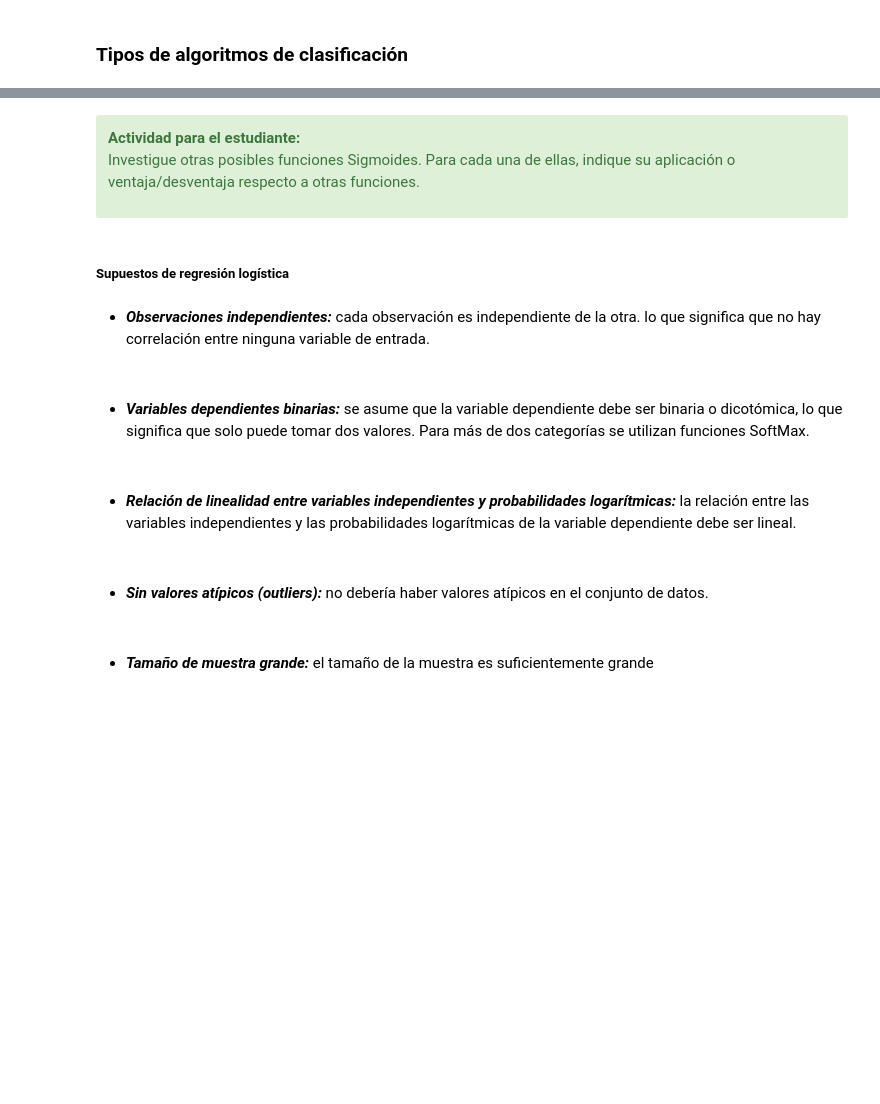
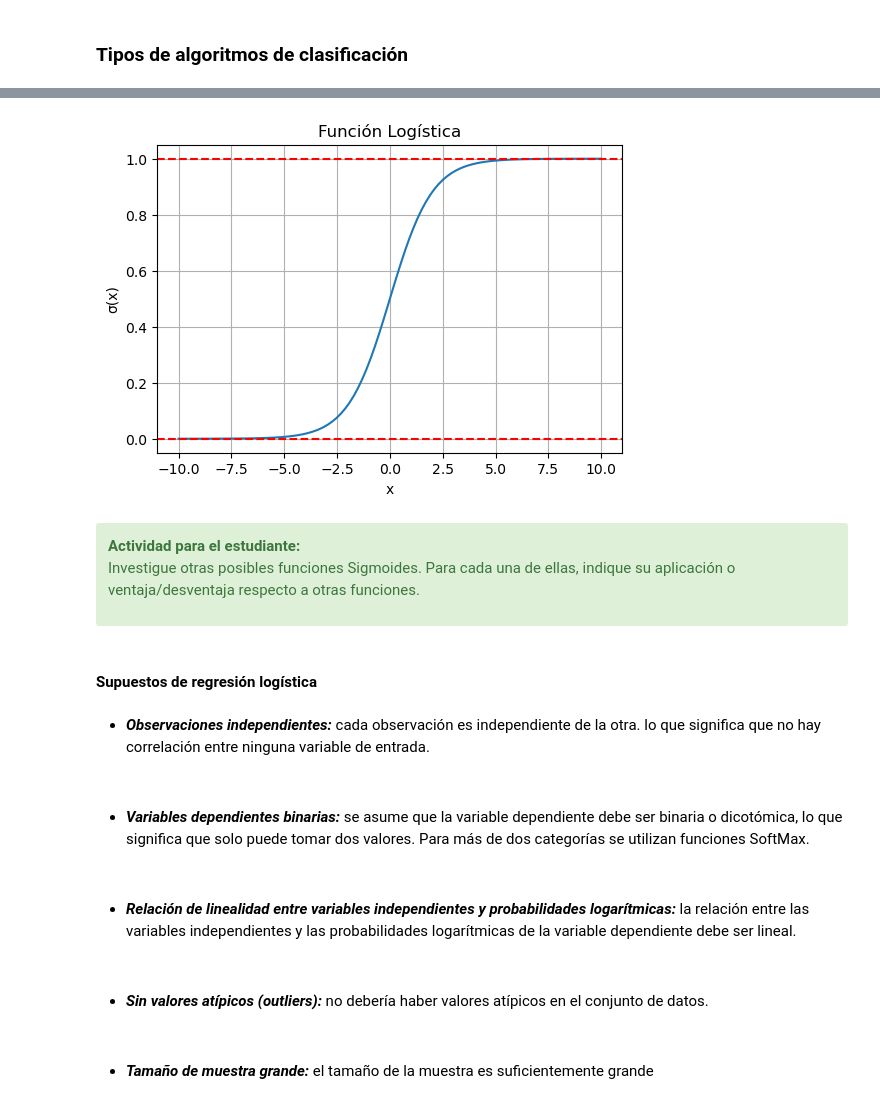
Before and after one commit to carlosalvarezh/EstructuraDatosAlgoritmos2, a Jupyter notebook: S08_AlgoritmosAvanzados_ML_ClasificacionRegresion.ipynb, the cells around one changed output, grey strips where cells are left out. Cells and saved outputs as stored; diff of their text form; code cells hidden in the pictures; blank space fills up the shorter version.

```diff
--- a/S08_AlgoritmosAvanzados_ML_ClasificacionRegresion.ipynb
+++ b/S08_AlgoritmosAvanzados_ML_ClasificacionRegresion.ipynb
@@ -787,31 +923,36 @@ La *función logística*, también conocida como *función sigmoide*, es una fun
 # %%
 import numpy as np
 import matplotlib.pyplot as plt
 
 # Definición de la función logística
 def logistic(x):
     return 1 / (1 + np.exp(-x))
 
 # Generación de valores de x
 x = np.linspace(-10, 10, 100)
 
 # Calculando los valores y de la función logística
 y = logistic(x)
 
 # Creación del gráfico
+plt.figure(figsize=(6, 4))
 plt.plot(x, y)
 plt.title("Función Logística")
 plt.xlabel("x")
 plt.ylabel("σ(x)")
+plt.axhline(0, color='red', linestyle='--')
+plt.axhline(1, color='red', linestyle='--')
 plt.grid(True)
 plt.show()
+# %% [output]
+[figure, added]
 # %% [markdown]
 <div class="alert alert-success" role="alert">
   <strong>Actividad para el estudiante:</strong>
   <p>Investigue otras posibles funciones Sigmoides. Para cada una de ellas, indique su aplicación o ventaja/desventaja respecto a otras funciones.</p>
 </div>
 # %% [markdown]
-##### Supuestos de regresión logística
+#### Supuestos de regresión logística
 # %% [markdown]
 - ***Observaciones independientes:*** cada observación es independiente de la otra. lo que significa que no hay correlación entre ninguna variable de entrada.
 <p>&nbsp;</p>
```
Also changed, not shown: parts of 41 cells of this notebook.
